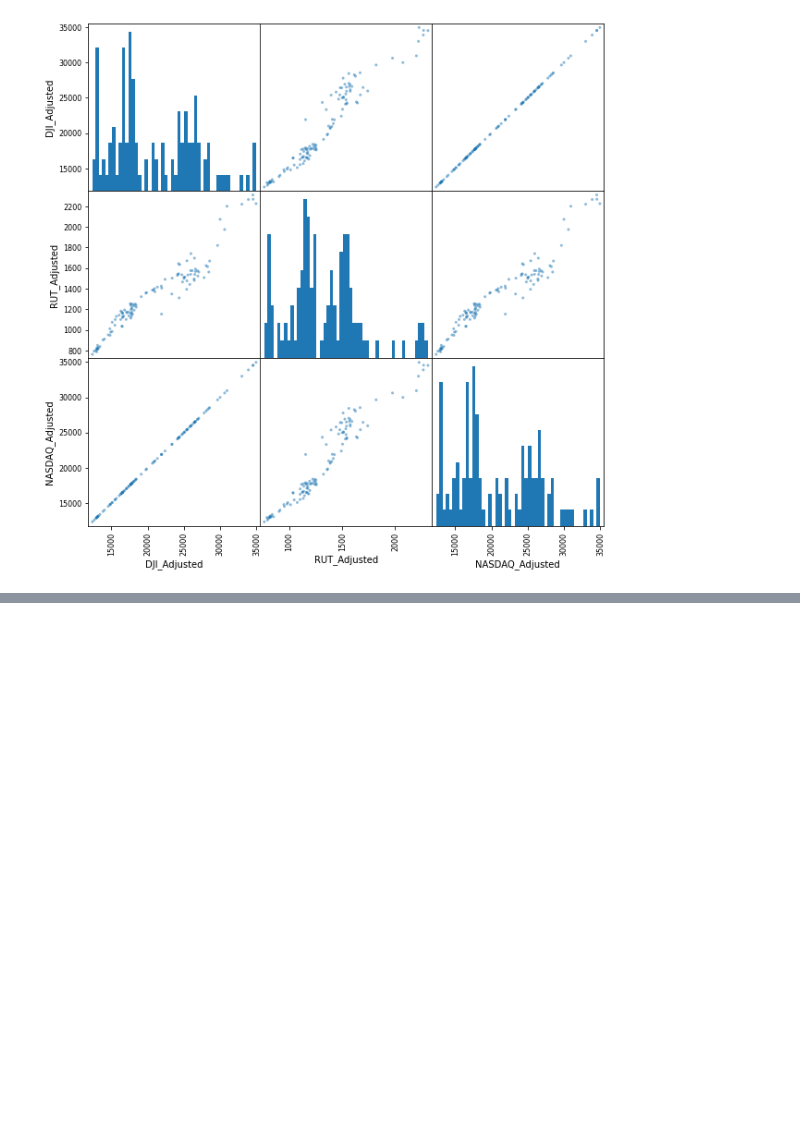
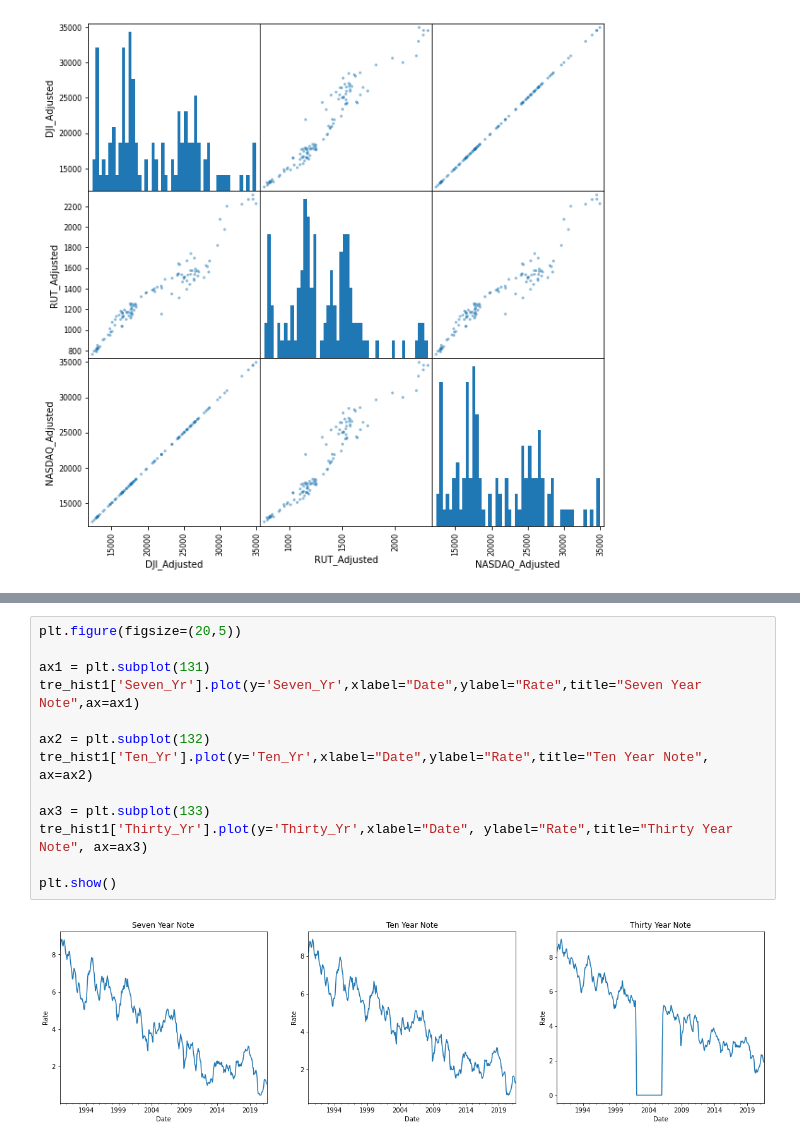
Before and after one commit to AlexNoonan-Syracuse/BigDataProject, a Jupyter notebook: RC_IST718_Final_Project.ipynb, the cells around one changed output, grey strips where cells are left out. Saved outputs shown, nothing was run; the diff lists cells and outputs as text; blank space fills up the shorter version.

```diff
--- a/RC_IST718_Final_Project.ipynb
+++ b/RC_IST718_Final_Project.ipynb
@@ -281,0 +353,15 @@ array([[<matplotlib.axes._subplots.AxesSubplot object at 0x...>,
+# %%
+plt.figure(figsize=(20,5))
+
+ax1 = plt.subplot(131)
+tre_hist1['Seven_Yr'].plot(y='Seven_Yr',xlabel="Date",ylabel="Rate",title="Seven Year Note",ax=ax1)
+
+ax2 = plt.subplot(132)
+tre_hist1['Ten_Yr'].plot(y='Ten_Yr',xlabel="Date",ylabel="Rate",title="Ten Year Note", ax=ax2)
+
+ax3 = plt.subplot(133)
+tre_hist1['Thirty_Yr'].plot(y='Thirty_Yr',xlabel="Date", ylabel="Rate",title="Thirty Year Note", ax=ax3)
+
+plt.show()
+# %% [output]
+[figure, added]
```
Also changed, not shown: parts of 9 cells of this notebook.
